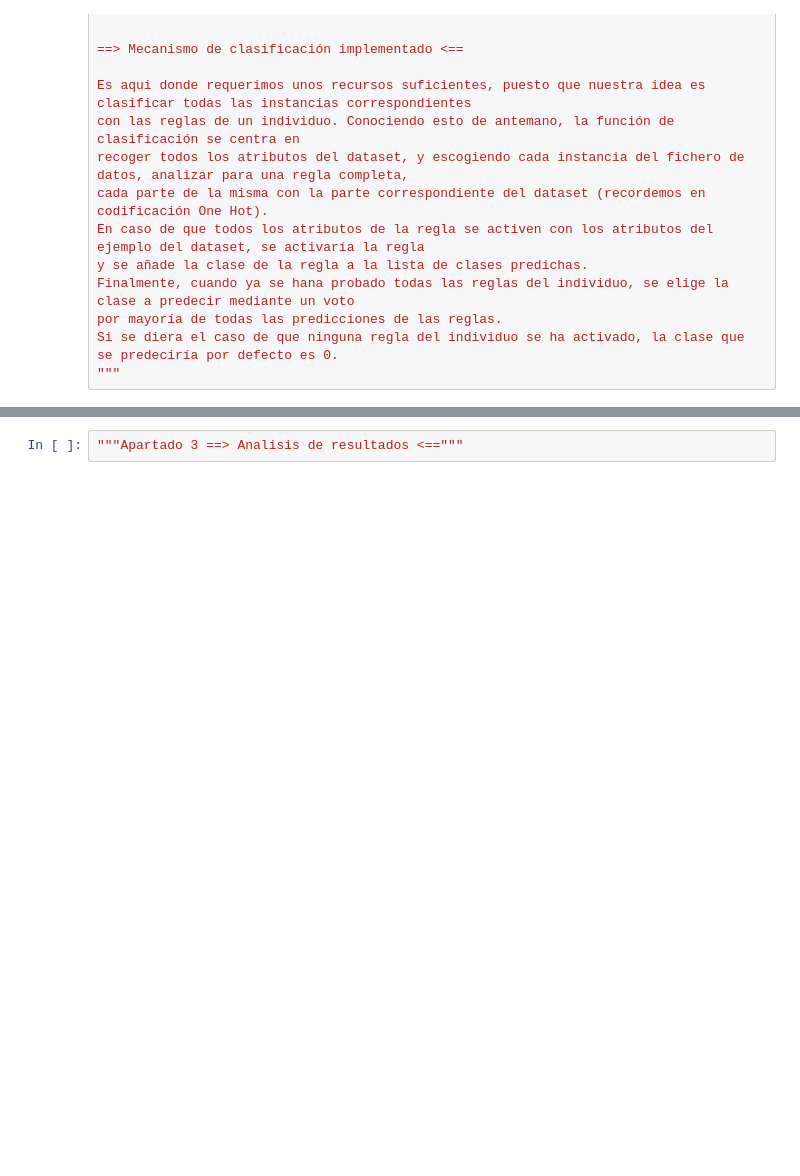
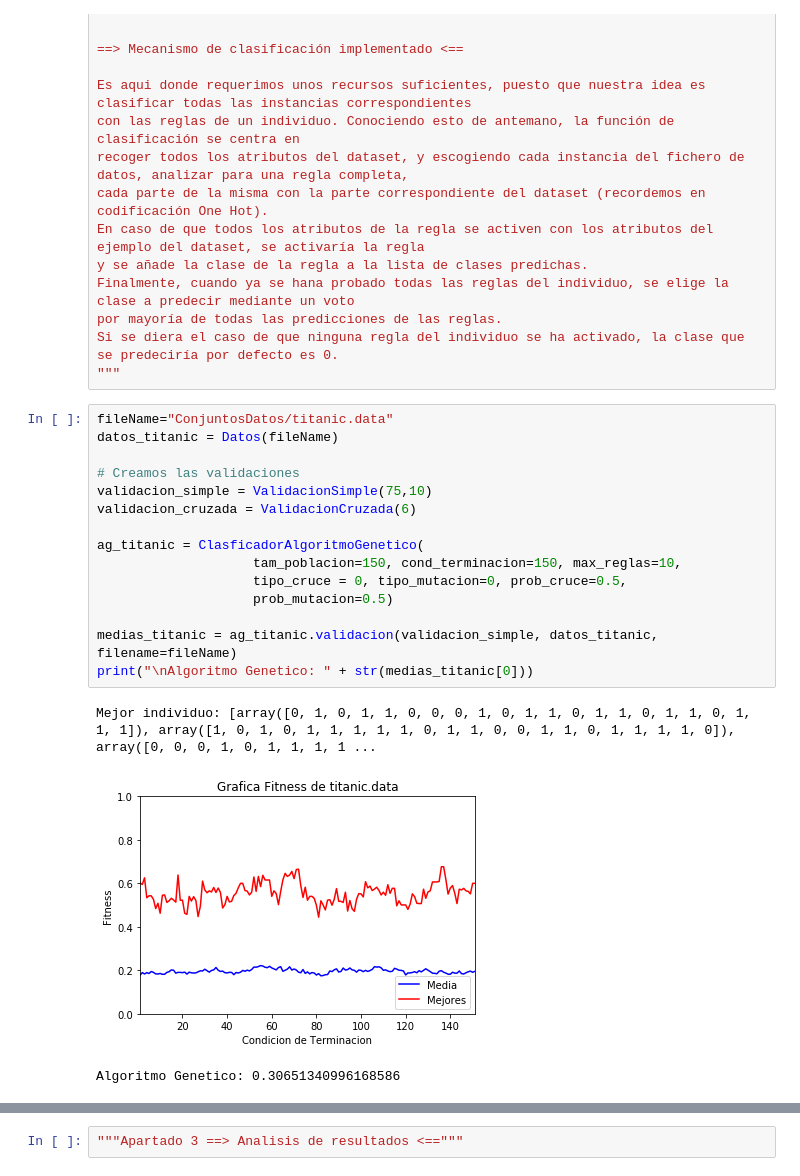
Before and after one commit to pelayo717/FAA_1462, a Jupyter notebook: P3/Notebook.ipynb, the cells around one changed output, grey strips where cells are left out. Cells and saved outputs as stored; diff of their text form; blank space fills up the shorter version.

```diff
--- a/P3/Notebook.ipynb
+++ b/P3/Notebook.ipynb
@@ -63,3 +71,22 @@ Finalmente, cuando ya se hana probado todas las reglas del individuo, se elige l
 por mayoría de todas las predicciones de las reglas.
 Si se diera el caso de que ninguna regla del individuo se ha activado, la clase que se predeciría por defecto es 0.
 """
+# %%
+fileName="ConjuntosDatos/titanic.data"
+datos_titanic = Datos(fileName)
+
+# Creamos las validaciones
+validacion_simple = ValidacionSimple(75,10)
+validacion_cruzada = ValidacionCruzada(6)
+
+ag_titanic = ClasficadorAlgoritmoGenetico(
+                    tam_poblacion=150, cond_terminacion=150, max_reglas=10,
+                    tipo_cruce = 0, tipo_mutacion=0, prob_cruce=0.5,
+                    prob_mutacion=0.5)
+
+medias_titanic = ag_titanic.validacion(validacion_simple, datos_titanic, filename=fileName)
+print("\nAlgoritmo Genetico: " + str(medias_titanic[0]))
+# %% [output]
+Mejor individuo: [array([0, 1, 0, 1, 1, 0, 0, 0, 1, 0, 1, 1, 0, 1, 1, 0, 1, 1, 0, 1, 1, 1]), array([1, 0, 1, 0, 1, 1, 1, 1, 1, 0, 1, 1, 0, 0, 1, 1, 0, 1, 1, 1, 1, 0]), array([0, 0, 0, 1, 0, 1, 1, 1, 1 ...
+[figure, added]
+Algoritmo Genetico: 0.30651340996168586
```
Also changed, not shown: parts of 11 cells of this notebook, 9 other files.
